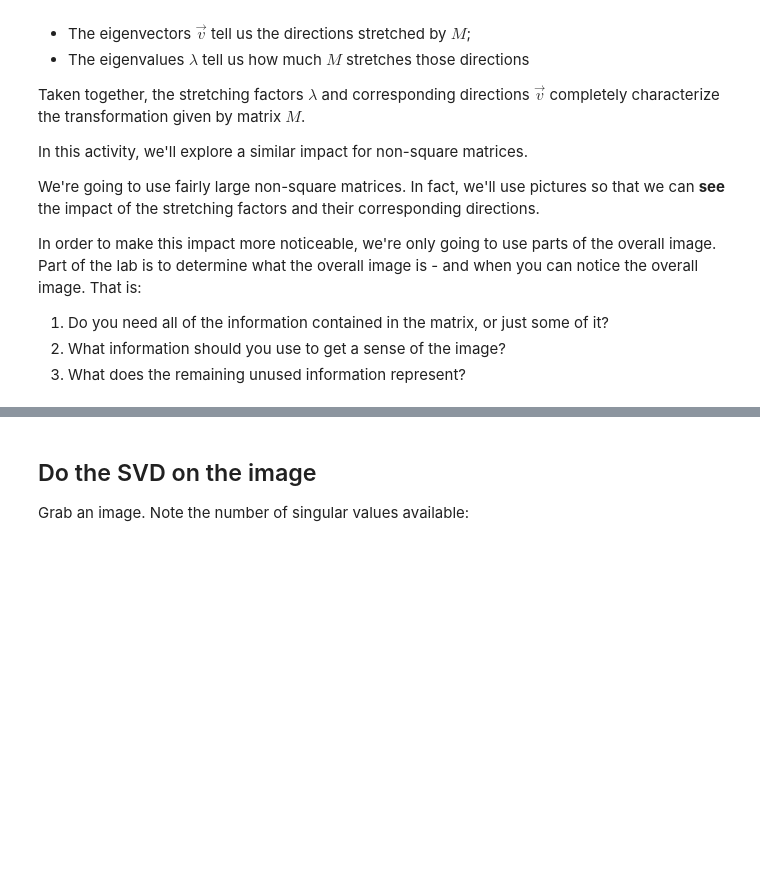
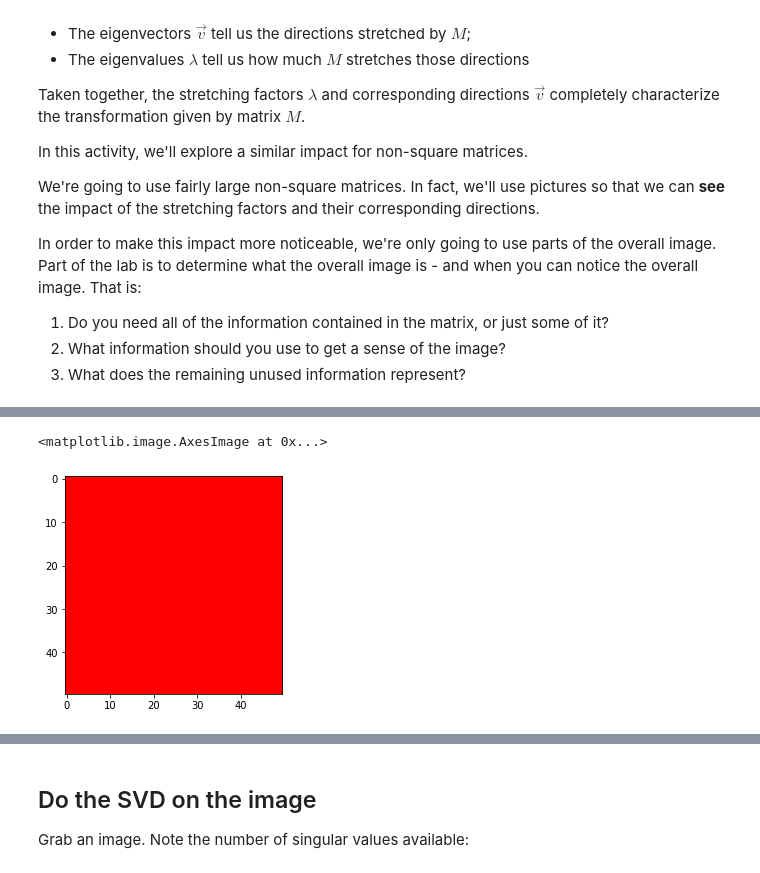
Before and after one commit to awangberg/Math311_Linear_algebra_code_projects, a Jupyter notebook: Explore_Impact_of_Eigenvalues_for_non_square_matrices.ipynb, the cells around one changed output, grey strips where cells are left out. Saved outputs shown, nothing was run; the diff lists cells and outputs as text; code cells hidden in the pictures; blank space fills up the shorter version.

```diff
--- a/Explore_Impact_of_Eigenvalues_for_non_square_matrices.ipynb
+++ b/Explore_Impact_of_Eigenvalues_for_non_square_matrices.ipynb
@@ -146,0 +148,17 @@ def svdn1n2( zeroBefore, zeroAfter, origImg) :
+# %%
+row = 50
+col = 50
+rgba = np.zeros( (row, col, 4), dtype='uint8' )
+rgba[:] = [255, 0, 0, 255]
+
+#Uncomment to look at rgba as content:
+#rgba
+# %%
+#Adjust the entries in the 4-tuple:
+rgba[:] = [255, 0, 0, 255]
+#Look at rgba as an image:
+plt.imshow(rgba, origin='upper')
+plt.imshow(rgba, origin='upper')
+# %% [output]
+<matplotlib.image.AxesImage at 0x...>
+[figure, added]
```
Also changed, not shown: parts of 12 cells of this notebook.
